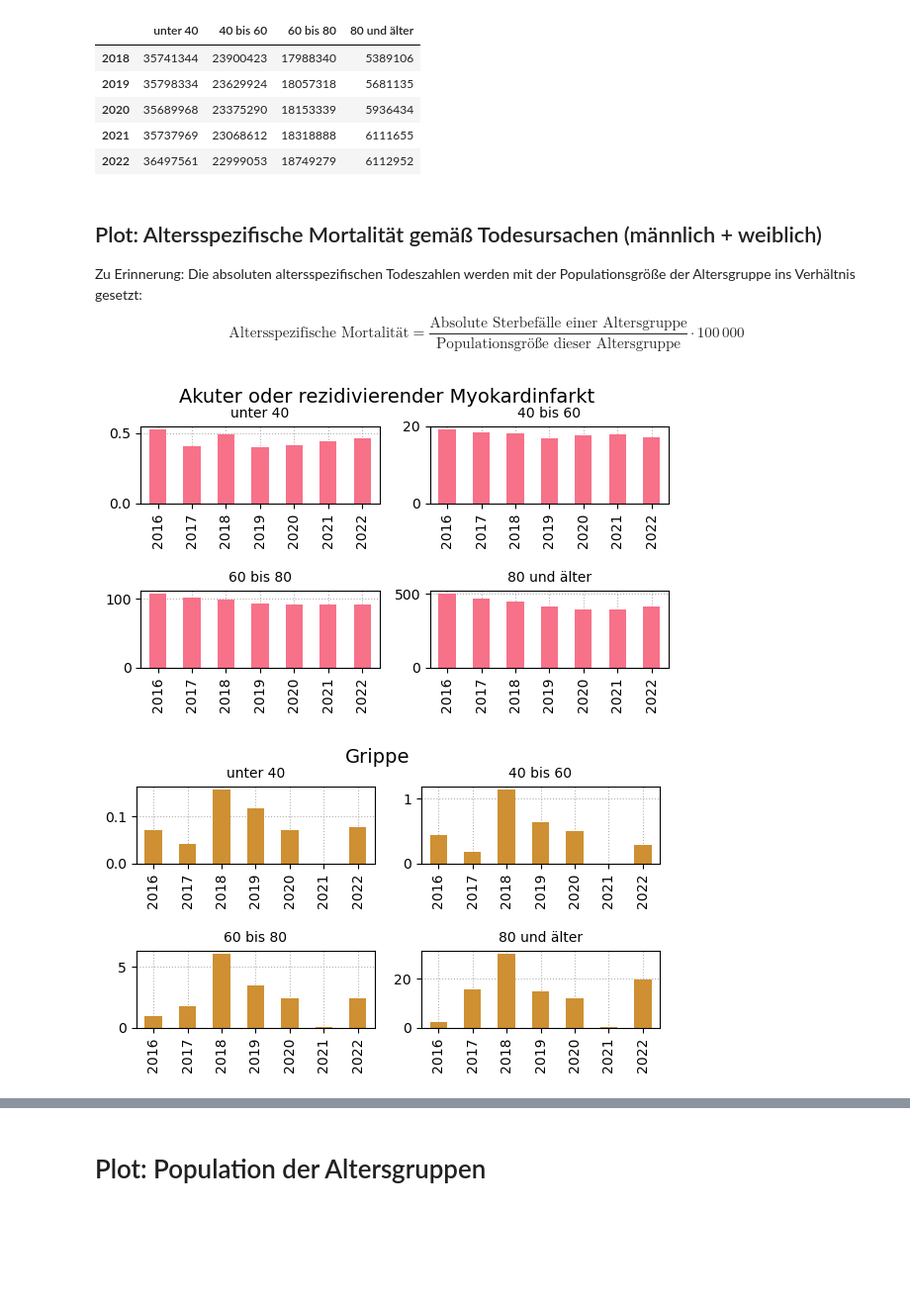
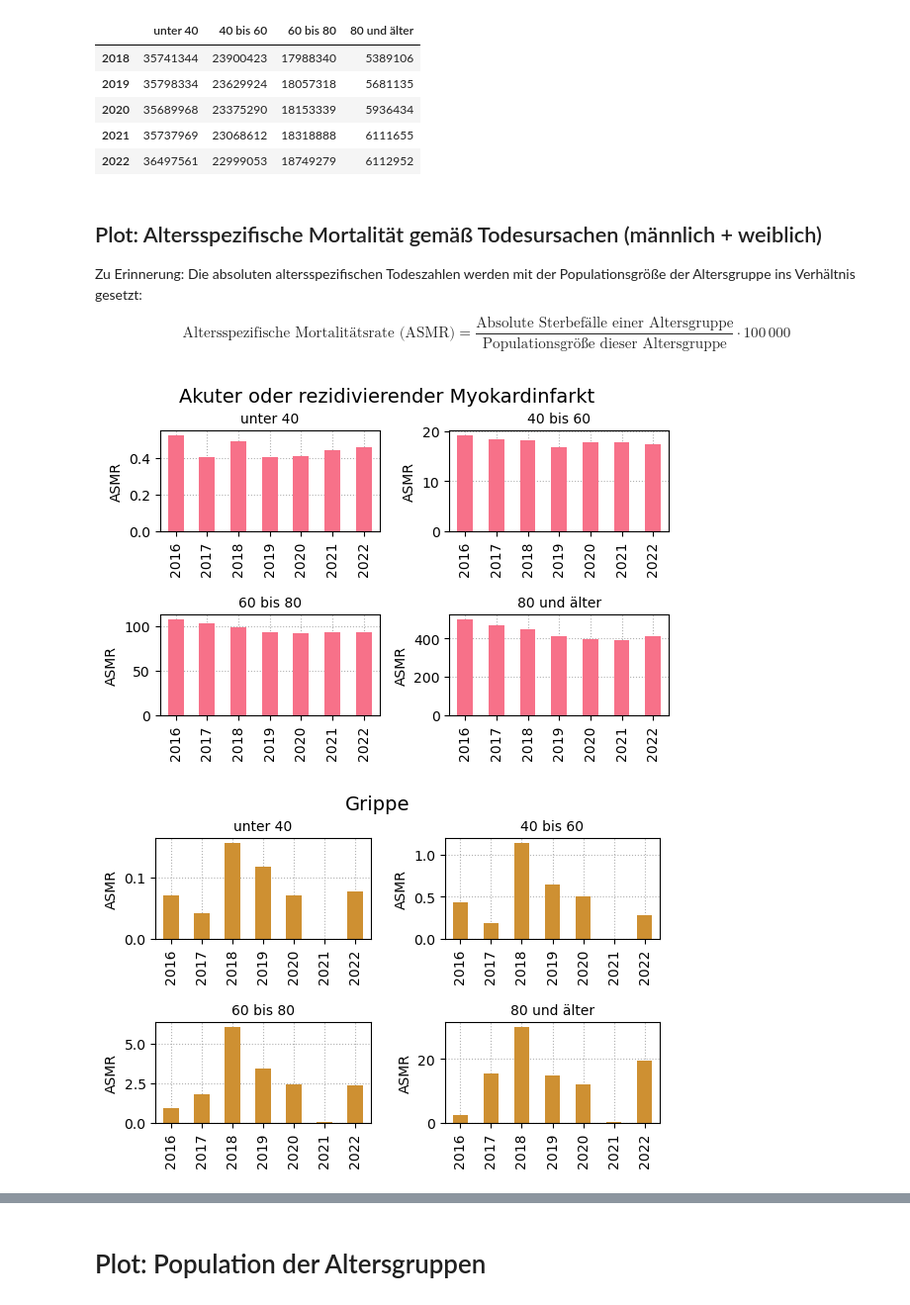
Before and after one commit to ghcv99/todesursachen, a Jupyter notebook: todesursachen.ipynb, the cells around one changed output, grey strips where cells are left out. Shown at 99% size. Saved outputs shown, nothing was run; the diff lists cells and outputs as text; code cells hidden in the pictures; blank space fills up the shorter version.

Commit message:
adds ylabels, +screenshot of ASMR data. README with +formula.

```diff
--- a/todesursachen.ipynb
+++ b/todesursachen.ipynb
@@ -99,11 +99,13 @@ for cause in range(count):
         ax.set_title(df_cause_w.columns[j])
         bar1 = ax.bar(df_cause_m.index.values-0.2, df_cause_m.iloc[:,j].values, color=colors_m[cause], width=0.4)
         bar2 = ax.bar(df_cause_w.index.values+0.2, df_cause_w.iloc[:,j].values, color=colors_w[cause], width=0.4)
+        ax.set_ylabel('Fälle')
         ax.grid(ls=':')
         ax.set_axisbelow(True)
     fig.legend([bar1, bar2], ['männlich', 'weiblich'], loc='upper left', ncol=2)
     fig.suptitle(dfw.index[cause+1])
     fig.tight_layout()
     fig.subplots_adjust(top=0.9)
+    fig.align_ylabels()
     plt.show()
 # %% [output]
@@ -191,31 +193,33 @@ df_pop_final.tail()
 Zu Erinnerung: Die absoluten altersspezifischen Todeszahlen werden mit der Populationsgröße der Altersgruppe ins Verhältnis gesetzt:
 
 $$
-\text{Altersspezifische Mortalität} = \frac{\text{Absolute Sterbefälle einer Altersgruppe}}{\text{Populationsgröße dieser Altersgruppe}} \cdot 100\,000
+\text{Altersspezifische Mortalitätsrate (ASMR)} = \frac{\text{Absolute Sterbefälle einer Altersgruppe}}{\text{Populationsgröße dieser Altersgruppe}} \cdot 100\,000
 $$
 # %%
 for cause in range(count):
     cause_title = dfm.index[cause+1]
     if cause_title == "Plötzlicher Kindstod":
         continue
     df_sep = pd.DataFrame(columns=dfm.columns, index=years)
     for i, tmp in enumerate(list_dfm):
         df_sep.iloc[i] = tmp.iloc[cause]
     for i, tmp in enumerate(list_dfw):
         df_sep.iloc[i] += tmp.iloc[cause]
 
     df_deaths_final = pd.DataFrame(index=df_sep.index, columns=groups_map_deaths.keys())
     for key, val in groups_map_deaths.items():
         df_deaths_final[key] = df_sep[val].sum(axis=1)
     df_mortality_rate = df_deaths_final / df_pop_final * 100_000
     df_mortality_rate = df_mortality_rate.dropna()
-    axs = df_mortality_rate.plot(kind='bar', subplots=True, legend=False, figsize=(6,3.5), layout=(2,2), title=cause_title, sharex=False, grid=True, color=colors_m[cause])
+    axs = df_mortality_rate.plot(kind='bar', subplots=True, legend=False, figsize=(6,4), layout=(2,2),
+                                 title=cause_title, sharex=False, grid=True, color=colors_m[cause],
+                                 ylabel='ASMR')
     for ax in axs.ravel():
         ax.grid(ls=':')
         ax.set_axisbelow(True)
     plt.tight_layout()
     plt.subplots_adjust(top=0.87)
     plt.show()
 # %% [output]
-[figure, old version]
+[figure, new version]
-[figure, old version]
+[figure, new version]
```
Also changed, not shown: parts of 4 cells of this notebook, 3 other files.
